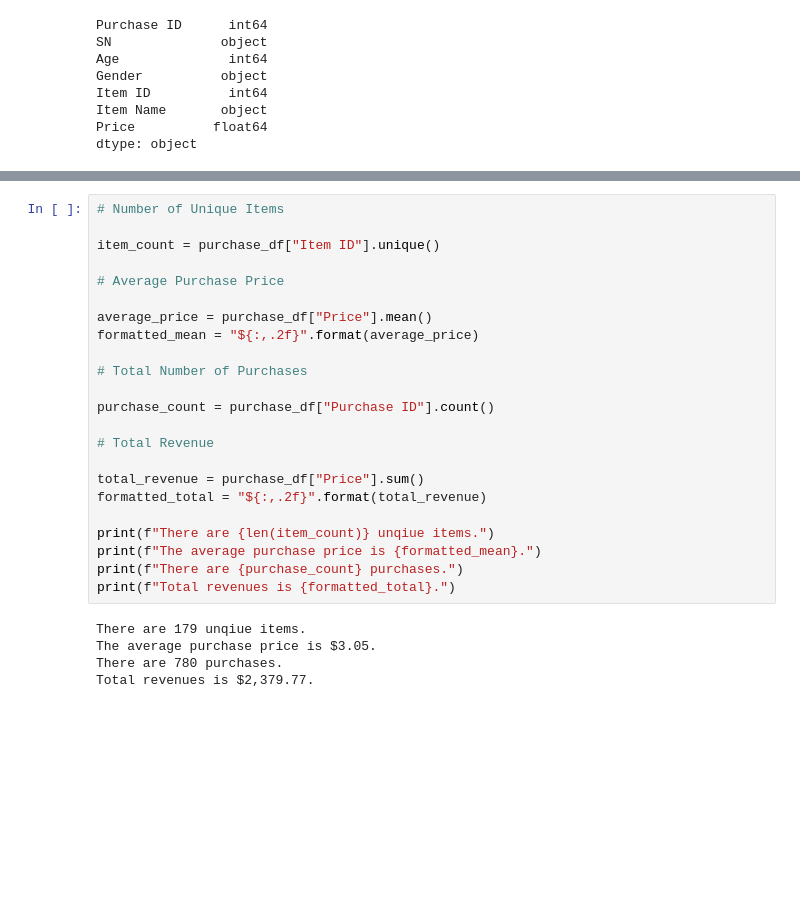
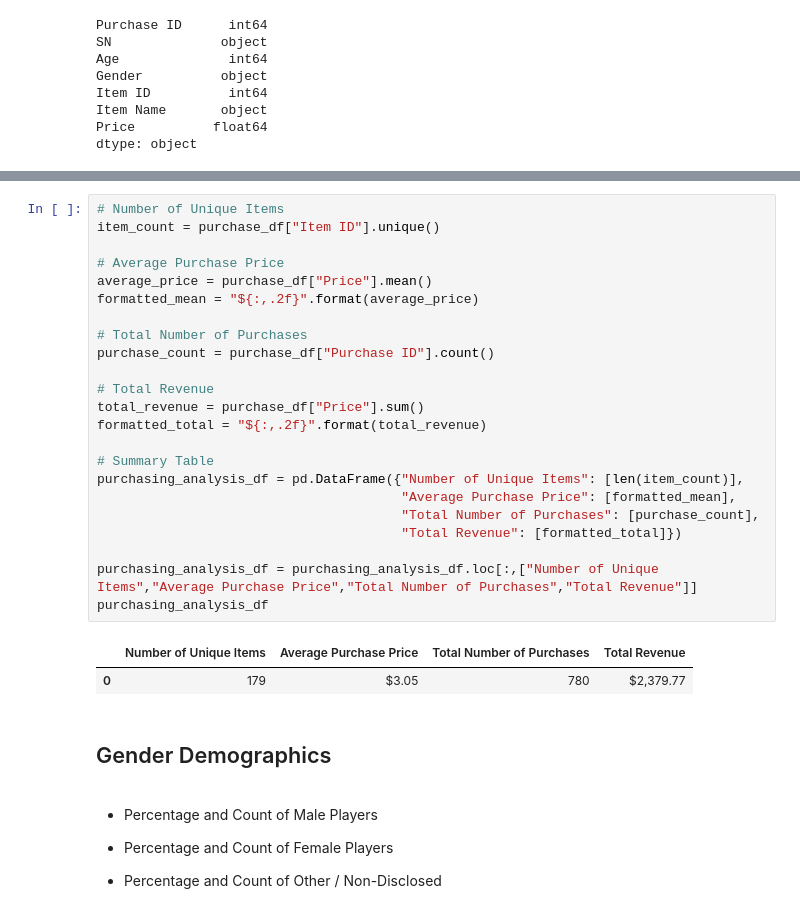
Before and after one commit to priyamittal96/pandas-challenge, a Jupyter notebook: HeroesOfPymoli/HeroesOfPymoli_starter.ipynb, the cells around one changed output, grey strips where cells are left out. Drawn from its saved outputs; the diff is of its cells as text; blank space fills up the shorter version.

```diff
--- a/HeroesOfPymoli/HeroesOfPymoli_starter.ipynb
+++ b/HeroesOfPymoli/HeroesOfPymoli_starter.ipynb
@@ -35,28 +78,36 @@ There are 576 players.
 # %%
 # Number of Unique Items
-
 item_count = purchase_df["Item ID"].unique()
 
 # Average Purchase Price
-
 average_price = purchase_df["Price"].mean()
 formatted_mean = "${:,.2f}".format(average_price)
 
 # Total Number of Purchases
-
 purchase_count = purchase_df["Purchase ID"].count()
 
 # Total Revenue
-
 total_revenue = purchase_df["Price"].sum()
 formatted_total = "${:,.2f}".format(total_revenue)
 
-print(f"There are {len(item_count)} unqiue items.")
-print(f"The average purchase price is {formatted_mean}.")
-print(f"There are {purchase_count} purchases.")
-print(f"Total revenues is {formatted_total}.")
+# Summary Table
+purchasing_analysis_df = pd.DataFrame({"Number of Unique Items": [len(item_count)],
+                                       "Average Purchase Price": [formatted_mean],
+                                       "Total Number of Purchases": [purchase_count],
+                                       "Total Revenue": [formatted_total]})
+
+purchasing_analysis_df = purchasing_analysis_df.loc[:,["Number of Unique Items","Average Purchase Price","Total Number of Purchases","Total Revenue"]]
+purchasing_analysis_df
 # %% [output]
-There are 179 unqiue items.
-The average purchase price is $3.05.
-There are 780 purchases.
-Total revenues is $2,379.77.
+|  | Number of Unique Items | Average Purchase Price | Total Number of Purchases | Total Revenue |
+| 0 | 179 | $3.05 | 780 | $2,379.77 |
+# %% [markdown]
+## Gender Demographics
+# %% [markdown]
+* Percentage and Count of Male Players
+
+
+* Percentage and Count of Female Players
+
+
+* Percentage and Count of Other / Non-Disclosed
```
Also changed, not shown: parts of 38 cells of this notebook.
